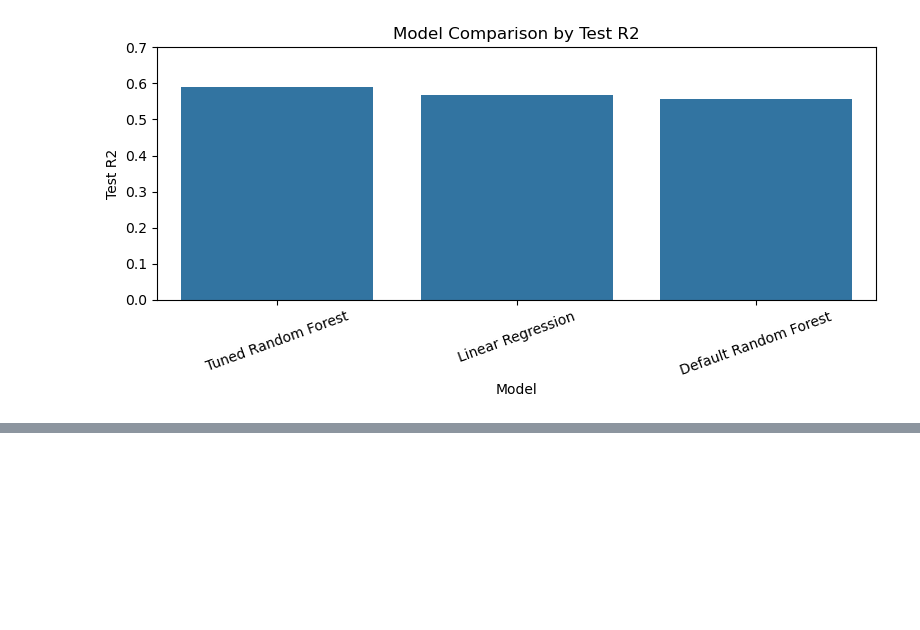
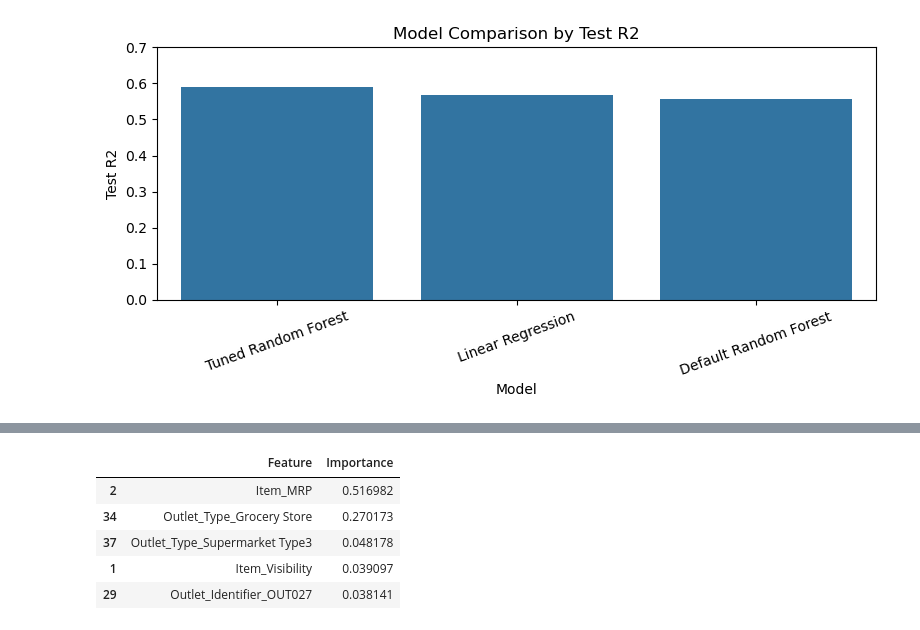
Before and after one commit to WalidAlsafadi/Prediction-of-Product-Sales, a Jupyter notebook: notebook.ipynb, the cells around one changed output, grey strips where cells are left out. Saved outputs shown, nothing was run; the diff lists cells and outputs as text; code cells hidden in the pictures; blank space fills up the shorter version.

```diff
--- a/notebook.ipynb
+++ b/notebook.ipynb
@@ -1252,0 +1339,23 @@ plt.show()
+# %%
+# Extract feature names and feature importances from the fitted Tuned Random Forest pipeline
+rf_feature_names = rf_tuned_model.named_steps["preprocessor"].get_feature_names_out()
+rf_importances = rf_tuned_model.named_steps["model"].feature_importances_
+
+rf_importance_df = pd.DataFrame({
+    "Feature": clean_feature_names(rf_feature_names),
+    "Importance": rf_importances
+})
+
+top_5_importances = rf_importance_df.sort_values(
+    by="Importance",
+    ascending=False
+).head(5)
+
+top_5_importances
+# %% [output]
+|  | Feature | Importance |
+| 2 | Item_MRP | 0.516982 |
+| 34 | Outlet_Type_Grocery Store | 0.270173 |
+| 37 | Outlet_Type_Supermarket Type3 | 0.048178 |
+| 1 | Item_Visibility | 0.039097 |
+| 29 | Outlet_Identifier_OUT027 | 0.038141 |
```
Also changed, not shown: parts of 11 cells of this notebook, 4 other files.
